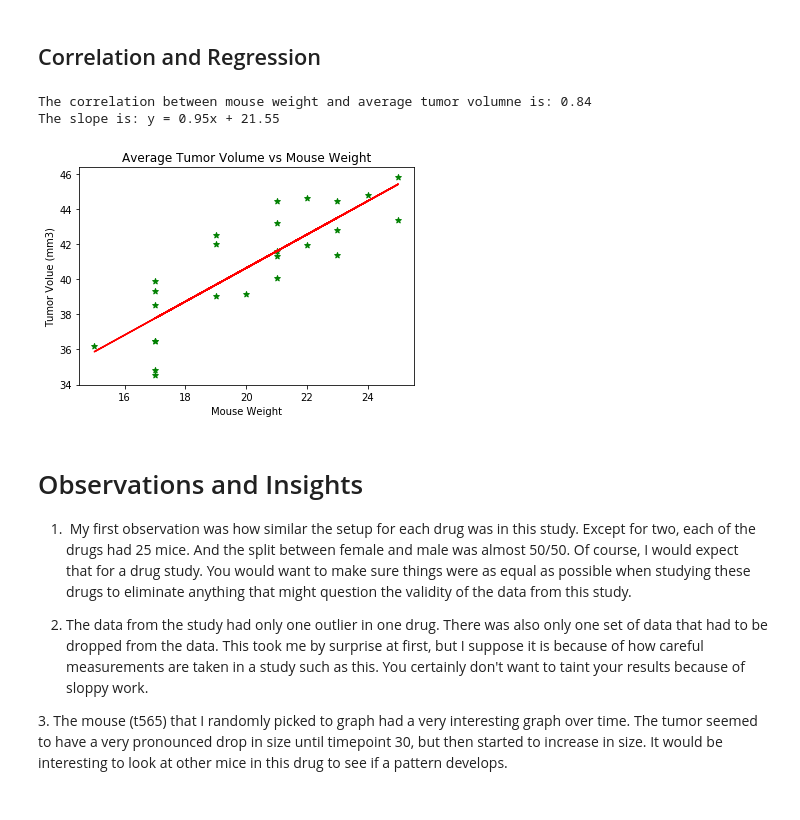
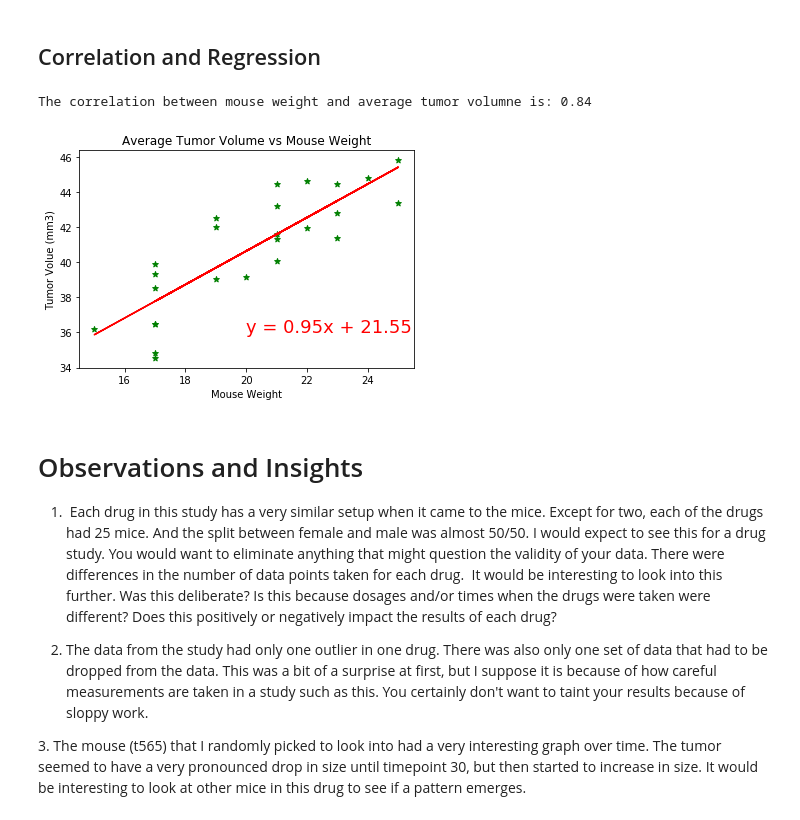
Before and after one commit to kroddy95/matplotlib-homework, a Jupyter notebook: pymaceuticals.ipynb, the cells around one changed output. Saved outputs shown, nothing was run; the diff lists cells and outputs as text; code cells hidden in the pictures.

```diff
--- a/pymaceuticals.ipynb
+++ b/pymaceuticals.ipynb
@@ -335,34 +337,36 @@ plt.show()
 # %%
 # Calculate the correlation coefficient and linear regression model
 # for mouse weight and average tumor volume for the Capomulin regimen.
 
 correlation = st.pearsonr(capomulin_data_mouse_weight, capomulin_data_tumor)
 
 (slope, intercept, rvalue, pvalue, stderr) = linregress(capomulin_data_mouse_weight, capomulin_data_tumor)
 regress_values = capomulin_data_mouse_weight * slope + intercept
+line_eq = "y = " + str(round(slope,2)) + "x + " + str(round(intercept,2))
 
-# Create the scatter plot and graph it
+# Create the scatter plot, regression model and annotate the slope
 plt.scatter(capomulin_data_mouse_weight, capomulin_data_tumor, marker="*", color="green")
-plt.plot(capomulin_data_mouse_weight,regress_values, '-r')
+plt.plot(capomulin_data_mouse_weight,regress_values, 'r-')
+plt.annotate(line_eq, (20,36), fontsize=18, color="red")
 
+# Label it
 plt.title("Average Tumor Volume vs Mouse Weight")
 plt.xlabel("Mouse Weight")
 plt.ylabel("Tumor Volue (mm3)")
 
-line_eq = "y = " + str(round(slope,2)) + "x + " + str(round(intercept,2))
 print(f"The correlation between mouse weight and average tumor volumne is: {round(correlation[0],2)}")
-print(f"The slope is: {line_eq}")
 
 plt.show()
 # %% [output]
 The correlation between mouse weight and average tumor volumne is: 0.84
-The slope is: y = 0.95x + 21.55
-[figure, old version]
+[figure, new version]
 # %% [markdown]
 # Observations and Insights
 
-1.  My first observation was how similar the setup for each drug was in this study. Except for two, each of the drugs had 25 mice. And the split between female and male was almost 50/50. Of course, I would expect that for a drug study. You would want to make sure things were as equal as possible when studying these drugs to eliminate anything that might question the validity of the data from this study.
+1.  Each drug in this study has a very similar setup when it came to the mice. Except for two, each of the drugs had 25 mice. And the split between female and male was almost 50/50. I would expect to see this for a drug study. You would want to eliminate anything that might question the validity of your data. There were differences in the number of data points taken for each drug.  It would be interesting to look into this further. Was this deliberate? Is this because dosages and/or times when the drugs were taken were different? Does this positively or negatively impact the results of each drug?
 
-2. The data from the study had only one outlier in one drug. There was also only one set of data that had to be dropped from the data. This took me by surprise at first, but I suppose it is because of how careful measurements are taken in a study such as this. You certainly don't want to taint your results because of sloppy work.
 
-3. The mouse (t565) that I randomly picked to graph had a very interesting graph over time. The tumor seemed to have a very pronounced drop in size until timepoint 30, but then started to increase in size. It would be interesting to look at other mice in this drug to see if a pattern develops.
+2. The data from the study had only one outlier in one drug. There was also only one set of data that had to be dropped from the data. This was a bit of a surprise at first, but I suppose it is because of how careful measurements are taken in a study such as this. You certainly don't want to taint your results because of sloppy work.
+
+
+3. The mouse (t565) that I randomly picked to look into had a very interesting graph over time. The tumor seemed to have a very pronounced drop in size until timepoint 30, but then started to increase in size. It would be interesting to look at other mice in this drug to see if a pattern emerges.
```
Also changed, not shown: parts of 7 cells of this notebook.
